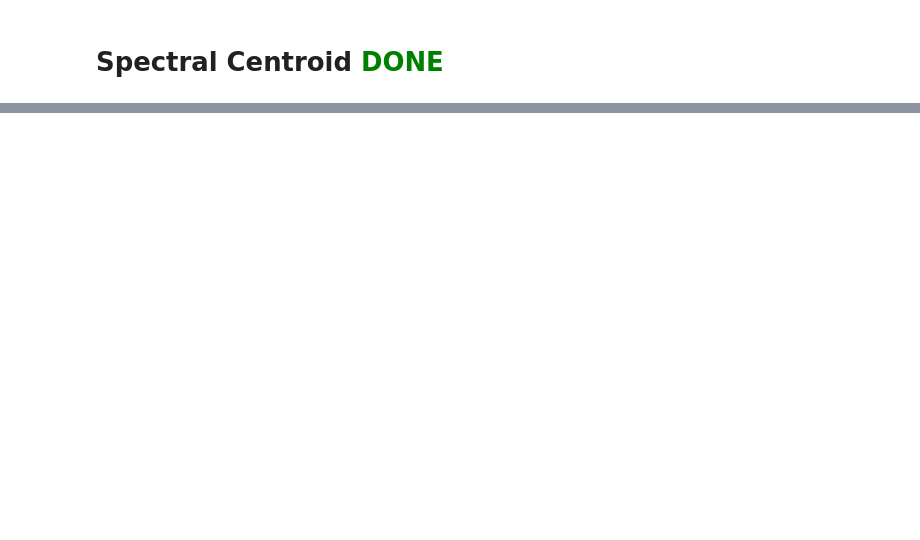
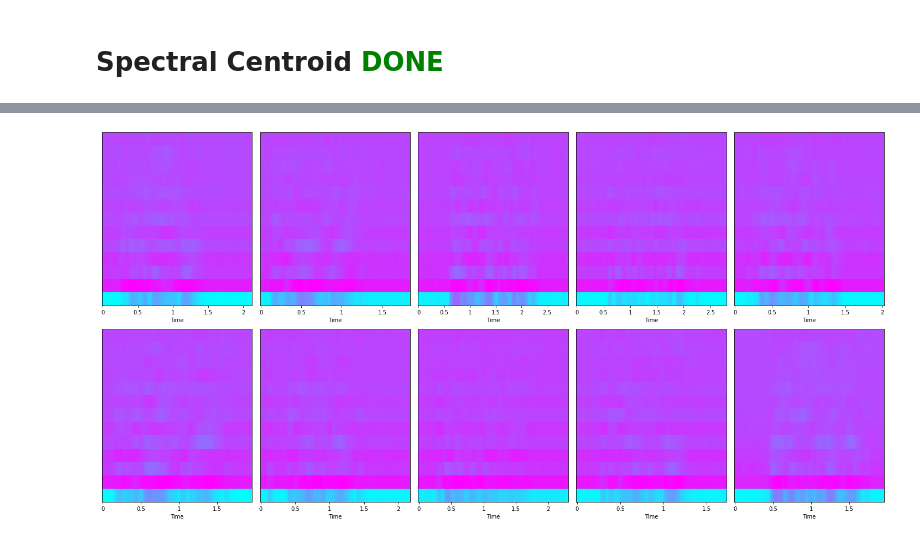
Before and after one commit to LvnnnX/Pemrosesan-Data-Multimedia, a Jupyter notebook: IPYNB-Code/Tugas-5/Tugas-5-AudioPreprocessing.ipynb, the cells around one changed output, grey strips where cells are left out. Cells and saved outputs as stored; diff of their text form; code cells hidden in the pictures; blank space fills up the shorter version.

Commit message:
Tugas-5 MFCC added

```diff
--- a/IPYNB-Code/Tugas-5/Tugas-5-AudioPreprocessing.ipynb
+++ b/IPYNB-Code/Tugas-5/Tugas-5-AudioPreprocessing.ipynb
@@ -351,0 +413,14 @@ plt.show()
+# %%
+#TODO : Mel-Frequency Cepstral Coefficients
+
+fig,ax=plt.subplots(nrows=2,ncols=5,figsize=(20,10))
+for i,num in enumerate(No_allowed):
+    path = f'{HAPPY}/happy-{num:04d}.wav'
+    audio, _ = librosa.load(path)
+    mfcc = librosa.feature.mfcc(y=audio, sr=sr, n_fft=2048, hop_length=512, n_mfcc=13) #2048 and 512 default
+
+    librosa.display.specshow(mfcc, sr=sr, x_axis='time', cmap='cool', ax=ax[i//5,i%5])
+plt.tight_layout()
+plt.show()
+# %% [output]
+[figure, added]
```
Also changed, not shown: parts of 9 cells of this notebook.
